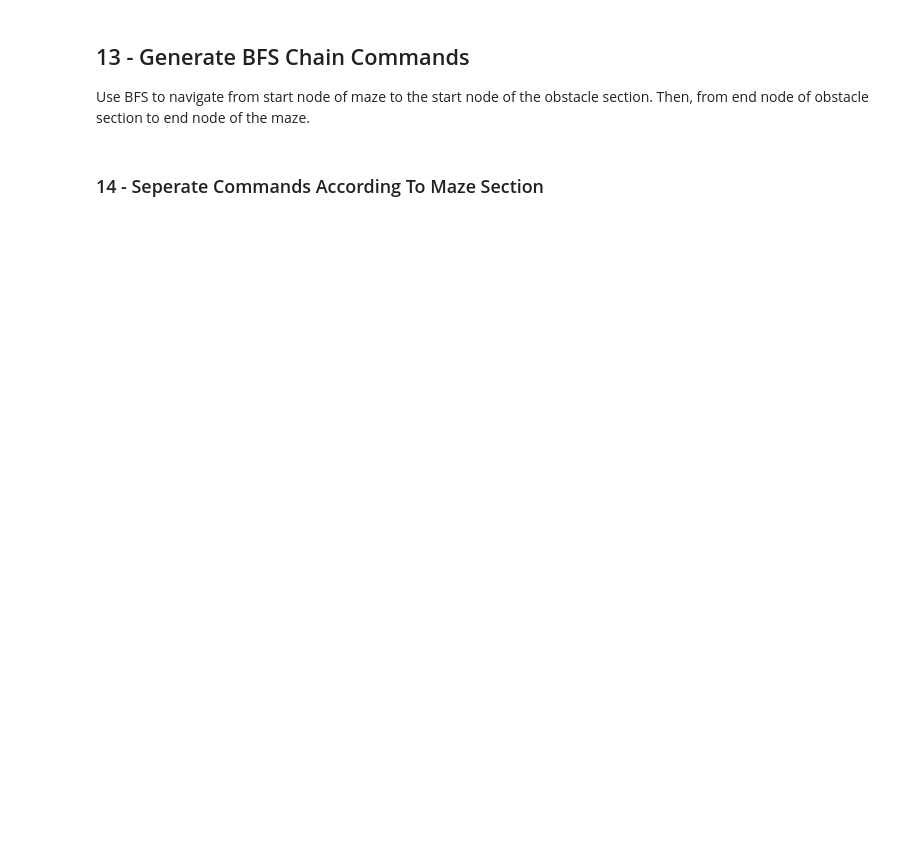
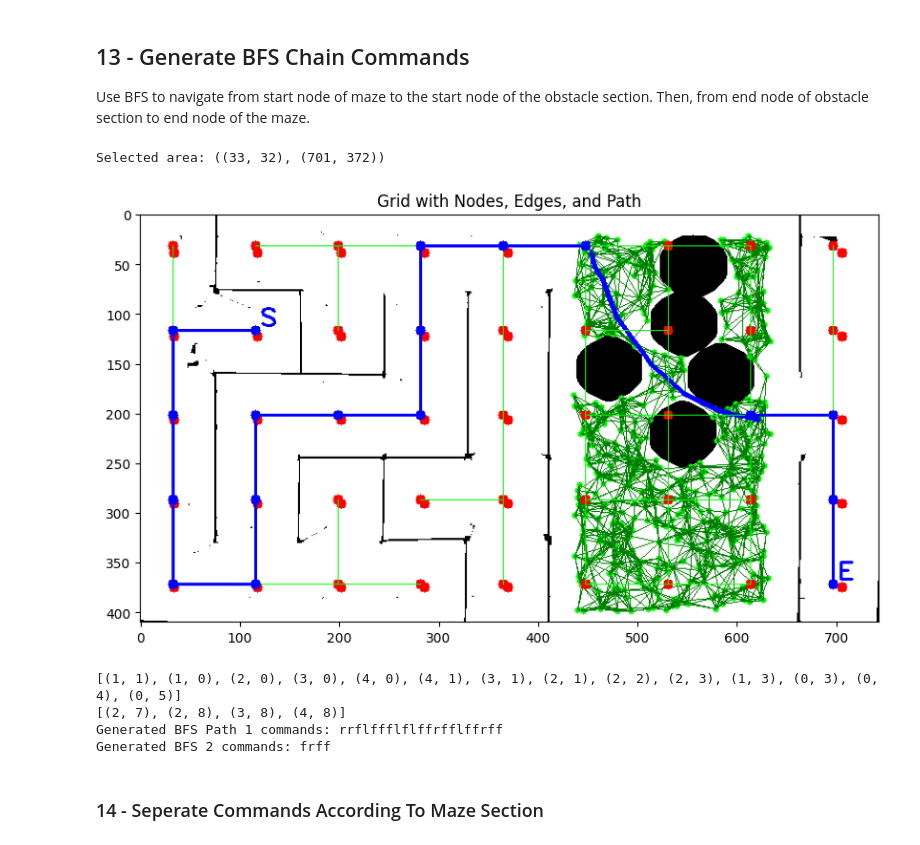
Before and after one commit to mumslayer69/micromouse3100, a Jupyter notebook: path_planning/3.3_path_COPY.ipynb, the cells around one changed output. Drawn from its saved outputs; the diff is of its cells as text; code cells hidden in the pictures; blank space fills up the shorter version.

```diff
--- a/path_planning/3.3_path_COPY.ipynb
+++ b/path_planning/3.3_path_COPY.ipynb
@@ -1044,7 +1095,7 @@ def create_grid(image_rgb, area, rows, cols):
             x = start_x + j * cell_width
             y = start_y + i * cell_height
             cv2.circle(grid_image, (x, y), node_radius, (255, 0, 0), -1)
-            graph.add_node((i, j), x, y)
+            new_graph.add_node((i, j), x, y)
 
     # Add edges if any parallel lines in the path are all white
     for i in range(rows):
@@ -1064,7 +1115,7 @@ def create_grid(image_rgb, area, rows, cols):
                         vertical_clear = True
                         break
                 if vertical_clear:
-                    graph.add_edge((i, j), (i, j + 1), 1)
+                    new_graph.add_edge((i, j), (i, j + 1), 1)
                     cv2.line(grid_image, (x1, y1), (x2, y1), (0, 255, 0), 1)
 
             # Check horizontal edges
@@ -1079,11 +1130,11 @@ def create_grid(image_rgb, area, rows, cols):
                         horizontal_clear = True
                         break
                 if horizontal_clear:
-                    graph.add_edge((i, j), (i + 1, j), 1)
+                    new_graph.add_edge((i, j), (i + 1, j), 1)
                     cv2.line(grid_image, (x1, y1), (x1, y2), (0, 255, 0), 1)
 
 
-    return grid_image, graph
+    return grid_image, new_graph
 
 def mouse_callback(event, x, y, flags, param):
     global start_point, end_point, selecting, selected_area
@@ -1127,65 +1178,72 @@ path_bfs_1 = None
 path_bfs_2 = None
 
 if 'selected_area' in globals():
-    grid_image, graph = create_grid(result_marked, selected_area, rows, cols)
+    grid_image, new_graph = create_grid(result_marked, selected_area, rows, cols)
 
     # Find and highlight the paths
-    path_bfs_1 = bfs_pathfinding(graph, start_node, prm_start_node)
-    path_bfs_2 = bfs_pathfinding(graph, prm_last_node, end_node)
+    path_bfs_1 = bfs_pathfinding(new_graph, start_node, prm_start_node)
+    path_bfs_2 = bfs_pathfinding(new_graph, prm_last_node, end_node)
 
     # Draw the path and nodes
     for node in path_bfs_1:
-        x, y = graph.nodes[node].get_point()
+        x, y = new_graph.nodes[node].get_point()
         cv2.circle(grid_image, (x, y), node_radius, (0, 0, 255), -1)
     for node in path_bfs_2:
-        x, y = graph.nodes[node].get_point()
+        x, y = new_graph.nodes[node].get_point()
         cv2.circle(grid_image, (x, y), node_radius, (0, 0, 255), -1)
 
     # Draw edges on the path
     for i in range(len(path_bfs_1) - 1):
-        x1, y1 = graph.nodes[path_bfs_1[i]].get_point()
-        x2, y2 = graph.nodes[path_bfs_1[i + 1]].get_point()
+        x1, y1 = new_graph.nodes[path_bfs_1[i]].get_point()
+        x2, y2 = new_graph.nodes[path_bfs_1[i + 1]].get_point()
         cv2.line(grid_image, (x1, y1), (x2, y2), (0, 0, 255), 2)
     for i in range(len(path_bfs_2) - 1):
-        x1, y1 = graph.nodes[path_bfs_2[i]].get_point()
-        x2, y2 = graph.nodes[path_bfs_2[i + 1]].get_point()
+        x1, y1 = new_graph.nodes[path_bfs_2[i]].get_point()
+        x2, y2 = new_graph.nodes[path_bfs_2[i + 1]].get_point()
         cv2.line(grid_image, (x1, y1), (x2, y2), (0, 0, 255), 2)
 
     # Highlight start and end nodes
-    start_x, start_y = graph.nodes[start_node].get_point()
-    end_x, end_y = graph.nodes[end_node].get_point()
+    start_x, start_y = new_graph.nodes[start_node].get_point()
+    end_x, end_y = new_graph.nodes[end_node].get_point()
     cv2.circle(grid_image, (start_x, start_y), node_radius, (0, 0, 255), -1)
     cv2.circle(grid_image, (end_x, end_y), node_radius, (0, 0, 255), -1)
     cv2.putText(grid_image, 'S', (start_x + node_radius, start_y - node_radius), cv2.FONT_HERSHEY_SIMPLEX, 0.8, (0, 0, 255), 2)
     cv2.putText(grid_image, 'E', (end_x + node_radius, end_y - node_radius), cv2.FONT_HERSHEY_SIMPLEX, 0.8, (0, 0, 255), 2)
 
     # Display the final grid image with nodes, edges, and path
     plt.figure(figsize=(10, 10))
     plt.imshow(grid_image)
     plt.title('Grid with Nodes, Edges, and Path')
     plt.show()
 
     print(path_bfs_1)
     print(path_bfs_2)
 else:
     print("No area selected. Please run the selection process again.")
 
 # Getting the commands for BFS Paths 1
 # Specify the direction at the start, matching the format in `generate_robot_commands`
 start_node_with_direction = (start_node[0], start_node[1], 'E')  # Assuming the robot starts facing West
 prm_start_node_with_direction = (prm_start_node[0], prm_start_node[1], 'E')  # Assuming robot reaches PRM facing East
 
 bfs_path1_commands = path_command_string(path_bfs_1, start_node_with_direction, prm_start_node_with_direction)
 print("Generated BFS Path 1 commands:", bfs_path1_commands)
 
 
 # Getting the commands for BFS Paths 2
 # Similarly, ensure the nodes are formatted with a direction
 prm_end_node_with_direction = (prm_last_node[0], prm_last_node[1], 'E')  # Assuming the robot is facing East
 end_node_with_direction = (end_node[0], end_node[1], 'N')  # Assuming it ends facing North
 
 bfs_path2_commands = path_command_string(path_bfs_2, prm_end_node_with_direction, end_node_with_direction)
 print("Generated BFS 2 commands:", bfs_path2_commands)
+# %% [output]
+Selected area: ((33, 32), (701, 372))
+[figure, added]
+[(1, 1), (1, 0), (2, 0), (3, 0), (4, 0), (4, 1), (3, 1), (2, 1), (2, 2), (2, 3), (1, 3), (0, 3), (0, 4), (0, 5)]
+[(2, 7), (2, 8), (3, 8), (4, 8)]
+Generated BFS Path 1 commands: rrflffflflffrfflffrff
+Generated BFS 2 commands: frff
 # %% [markdown]
 ### 14 - Seperate Commands According To Maze Section
 # %%
```
Also changed, not shown: parts of 13 cells of this notebook.
